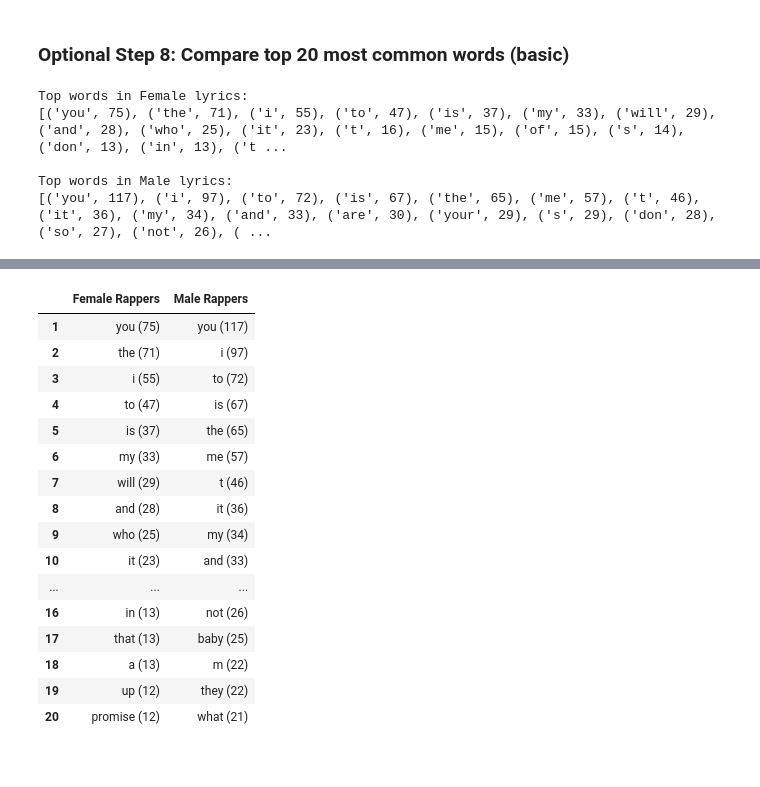
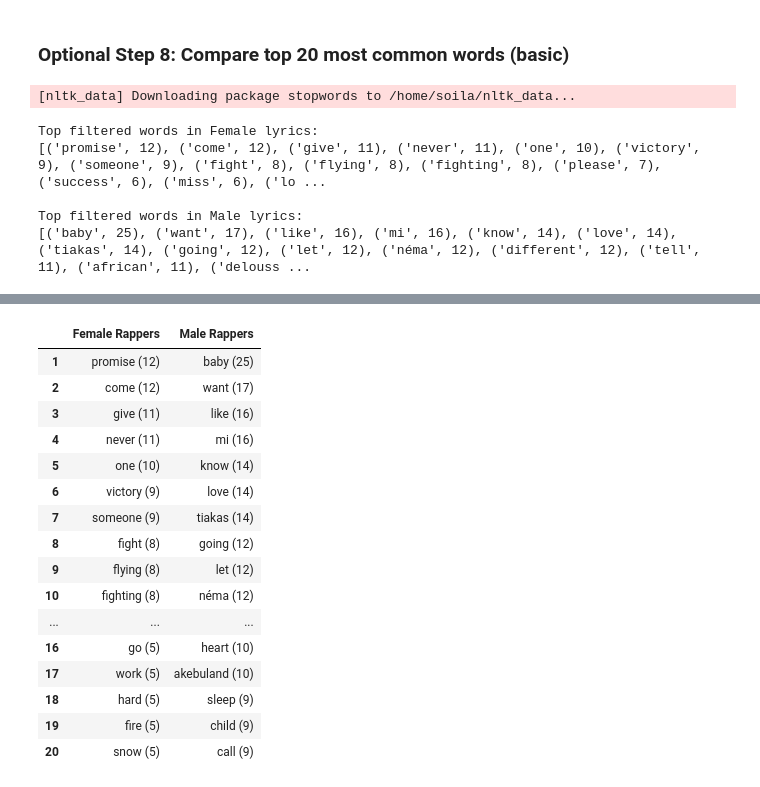
Before and after one commit to AWJP/AWJP-data, a Jupyter notebook: scripts/comparative_lyrics_analysis_senegal_rappers.ipynb, the cells around one changed output, grey strips where cells are left out. Cells and saved outputs as stored; diff of their text form; code cells hidden in the pictures.

Commit message:
Replace notebook with updated version including NLTK stopword filtering

```diff
--- a/scripts/comparative_lyrics_analysis_senegal_rappers.ipynb
+++ b/scripts/comparative_lyrics_analysis_senegal_rappers.ipynb
@@ -81,21 +81,30 @@ generate_wordcloud(male_text, "Male Rappers' Lyrics Word Cloud")
 # %%
 from collections import Counter
 import re
+import nltk
+from nltk.corpus import stopwords
 
-# Function to get top N words
+# Download stopwords once (if not already done)
+nltk.download('stopwords')
+
+# Use English stopwords from NLTK
+stop_words = set(stopwords.words('english'))
+
+# Function to get top N meaningful words
 def get_top_words(text, n=20):
     words = re.findall(r'\b\w+\b', text.lower())
-    return Counter(words).most_common(n)
+    filtered_words = [word for word in words if word not in stop_words]
+    return Counter(filtered_words).most_common(n)
 
-# Get top 20 words for both groups
+# Get top 20 filtered words for both groups
 female_top_words = get_top_words(female_text)
 male_top_words = get_top_words(male_text)
 
 # Print for raw verification (optional)
-print("Top words in Female lyrics:")
+print("Top filtered words in Female lyrics:")
 print(female_top_words)
 
-print("\nTop words in Male lyrics:")
+print("\nTop filtered words in Male lyrics:")
 print(male_top_words)
 
 # Format into a side-by-side DataFrame
@@ -110,8 +119,9 @@ top_words_df.index = [f"{i+1}" for i in range(len(top_words_df))]
 # Display the table
 top_words_df
 # %% [output]
-Top words in Female lyrics:
-[('you', 75), ('the', 71), ('i', 55), ('to', 47), ('is', 37), ('my', 33), ('will', 29), ('and', 28), ('who', 25), ('it', 23), ('t', 16), ('me', 15), ('of', 15), ('s', 14), ('don', 13), ('in', 13), ('t ...
-
-Top words in Male lyrics:
-[('you', 117), ('i', 97), ('to', 72), ('is', 67), ('the', 65), ('me', 57), ('t', 46), ('it', 36), ('my', 34), ('and', 33), ('are', 30), ('your', 29), ('s', 29), ('don', 28), ('so', 27), ('not', 26), ( ...
+[nltk_data] Downloading package stopwords to /home/soila/nltk_data...
+Top filtered words in Female lyrics:
+[('promise', 12), ('come', 12), ('give', 11), ('never', 11), ('one', 10), ('victory', 9), ('someone', 9), ('fight', 8), ('flying', 8), ('fighting', 8), ('please', 7), ('success', 6), ('miss', 6), ('lo ...
+
+Top filtered words in Male lyrics:
+[('baby', 25), ('want', 17), ('like', 16), ('mi', 16), ('know', 14), ('love', 14), ('tiakas', 14), ('going', 12), ('let', 12), ('néma', 12), ('different', 12), ('tell', 11), ('african', 11), ('delouss ...
@@ -118,17 +129,17 @@ Top words in Male lyrics:
 |  | Female Rappers | Male Rappers |
-| 1 | you (75) | you (117) |
-| 2 | the (71) | i (97) |
-| 3 | i (55) | to (72) |
-| 4 | to (47) | is (67) |
-| 5 | is (37) | the (65) |
-| 6 | my (33) | me (57) |
-| 7 | will (29) | t (46) |
-| 8 | and (28) | it (36) |
-| 9 | who (25) | my (34) |
-| 10 | it (23) | and (33) |
+| 1 | promise (12) | baby (25) |
+| 2 | come (12) | want (17) |
+| 3 | give (11) | like (16) |
+| 4 | never (11) | mi (16) |
+| 5 | one (10) | know (14) |
+| 6 | victory (9) | love (14) |
+| 7 | someone (9) | tiakas (14) |
+| 8 | fight (8) | going (12) |
+| 9 | flying (8) | let (12) |
+| 10 | fighting (8) | néma (12) |
 | ... | ... | ... |
-| 16 | in (13) | not (26) |
-| 17 | that (13) | baby (25) |
-| 18 | a (13) | m (22) |
-| 19 | up (12) | they (22) |
-| 20 | promise (12) | what (21) |
+| 16 | go (5) | heart (10) |
+| 17 | work (5) | akebuland (10) |
+| 18 | hard (5) | sleep (9) |
+| 19 | fire (5) | child (9) |
+| 20 | snow (5) | call (9) |
```
Also changed, not shown: parts of 2 cells of this notebook.
